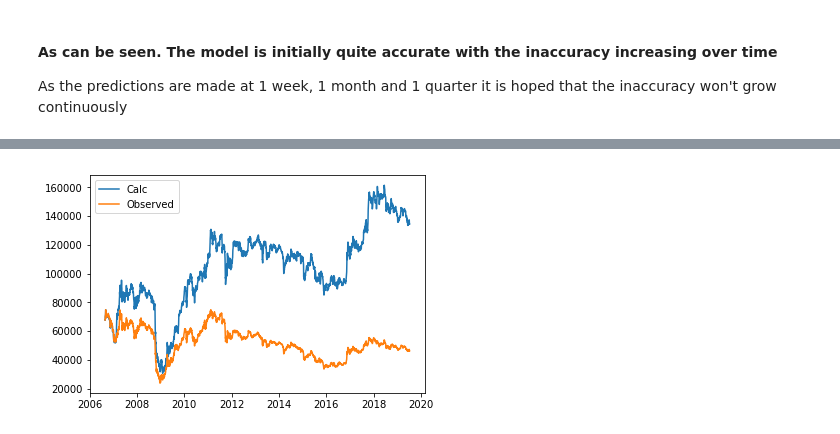
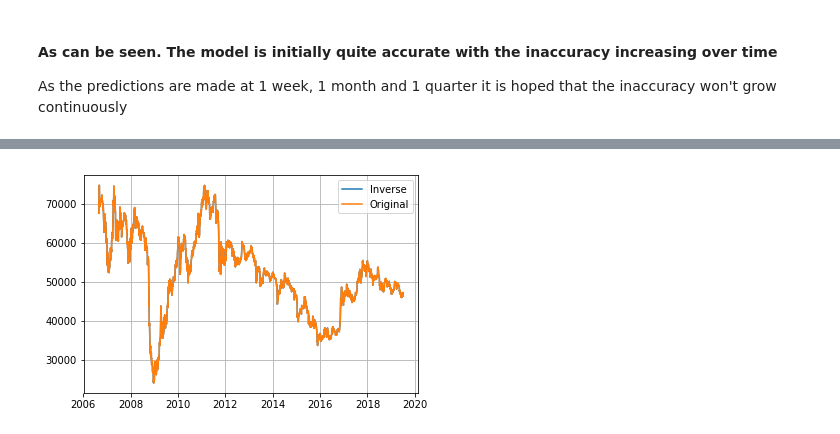
Before and after one commit to msc-acse/acse-9-independent-research-project-OliverJBoom, a Jupyter notebook: Additive_Model.ipynb, the cells around one changed output, grey strips where cells are left out. Saved outputs shown, nothing was run; the diff lists cells and outputs as text; code cells hidden in the pictures.

Commit message:
Fixed inverse log returns issue

```diff
--- a/Additive_Model.ipynb
+++ b/Additive_Model.ipynb
@@ -197,4 +195,0 @@ As the predictions are made at 1 week, 1 month and 1 quarter it is hoped that th
-# %%
-df["lg_return_new"] = np.log(df.price_cu_shfe) - np.log(df.price_cu_shfe.shift(1))
-df["lg_return"] = df_full["lg_return_cu_shfe"]
-df["lg_return_diff"] = df["lg_return"] - df["lg_return_new"]
@@ -240,7 +196,13 @@ for i in range(len(factor) - 1):
+# %%
+lg_returns = df_full["lg_return_cu_shfe"]
+starting_val = df[["price_cu_shfe"]].iloc[0].values[0]
+
+inv_prices = inverse_log_returns(lg_returns, starting_val)
 # %%
-plt.plot(df.index[1:], inv_prices[1:], label="Calc")
-plt.plot(df.index[1:], df["price_cu_shfe"][1:], label="Observed")
+plt.plot(df.index[1:], inv_prices[1:], label="Inverse")
+plt.plot(df.index[1:], df["price_cu_shfe"][1:], label="Original")
 plt.legend()
+plt.grid()
 plt.show()
 # %% [output]
-[figure, old version]
+[figure, new version]
```
Also changed, not shown: parts of 12 cells of this notebook, 2 other files.
